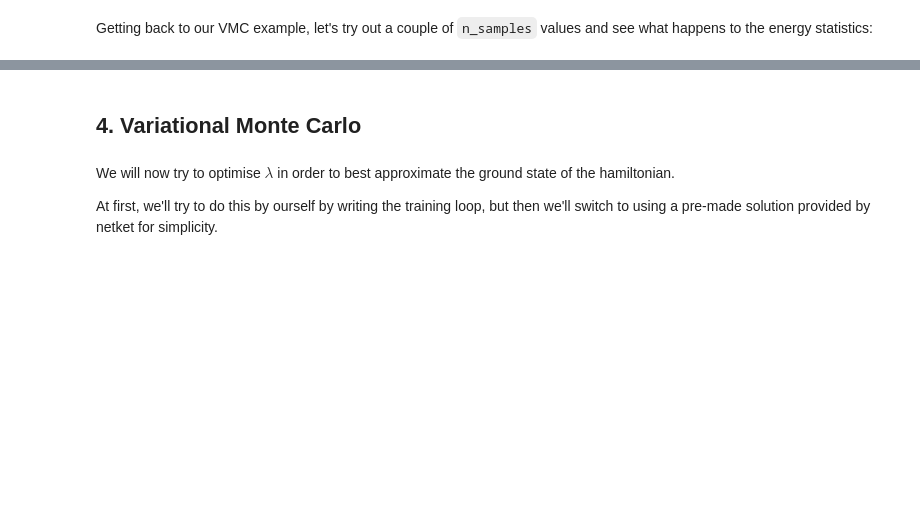
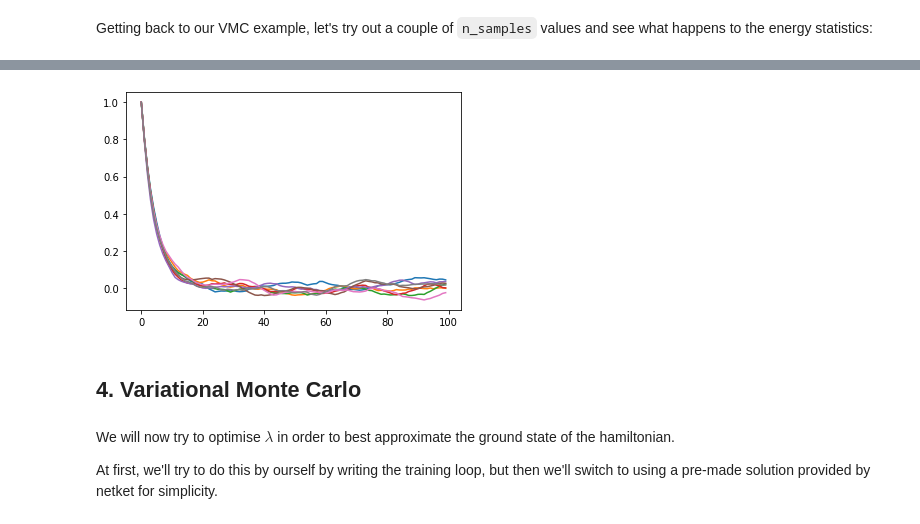
Before and after one commit to PhilipVinc/Lectures, a Jupyter notebook: 22toulouse-jax-netket/2-nqs-ising.ipynb, the cells around one changed output, grey strips where cells are left out. Drawn from its saved outputs; the diff is of its cells as text; code cells hidden in the pictures; blank space fills up the shorter version.

```diff
--- a/22toulouse-jax-netket/2-nqs-ising.ipynb
+++ b/22toulouse-jax-netket/2-nqs-ising.ipynb
@@ -177,12 +204,12 @@ You can read more about how the sampler works by checking the documentation with
 mf_model = MF()
 
 # Create the local sampler on the hilbert space
-sampler = nk.sampler.MetropolisLocal(hi, n_chains=8)
+sampler = nk.sampler.MetropolisLocal(hi, n_chains=8, n_sweeps=1)
 
 # Construct the variational state using the model and the sampler above.
 # n_samples specifies how many samples should be used to compute expectation
 # values.
-vstate = nk.vqs.MCState(sampler, mf_model, n_samples=4000)
+vstate = nk.vqs.MCState(sampler, mf_model, n_samples=20*4000)
 # %% [markdown]
 You can play around with the variational state: for example, you can compute expectation values yourself or inspect it's parameters.
 The parameters are stored as a set of nested dictionaries. In this case, the single parameter $\lambda$ is stored inside a (frozen) dictionary.
@@ -359,7 +447,8 @@ def local_energy(sigma, sigmap, mels):
         return jnp.exp((mf_model.apply(theta, sp) - logpsi_s)) * mel
     return jnp.sum(jax.vmap(term)(sigmap, mels))
 # %%
-vstate.n_samples = 2**11
+vstate.sampler = nk.sampler.MetropolisLocal(hi, n_chains=8, n_sweeps=1)
+vstate.n_samples = 4000 * 20
 # %%
 vstate.reset()
 s, (sp, mels) = nk.vqs.get_local_kernel_arguments(vstate, H)
@@ -372,6 +469,8 @@ show_many_chains(eloc, 2, 4)
 # %%
 c = arviz.autocorr(eloc)
-plt.plot(c.T);
+plt.plot(c.T[:100]);
+# %% [output]
+[figure, added]
 # %% [markdown]
 ## 4. Variational Monte Carlo
 # %% [markdown]
```
Also changed, not shown: parts of 36 cells of this notebook, 1 other file.
